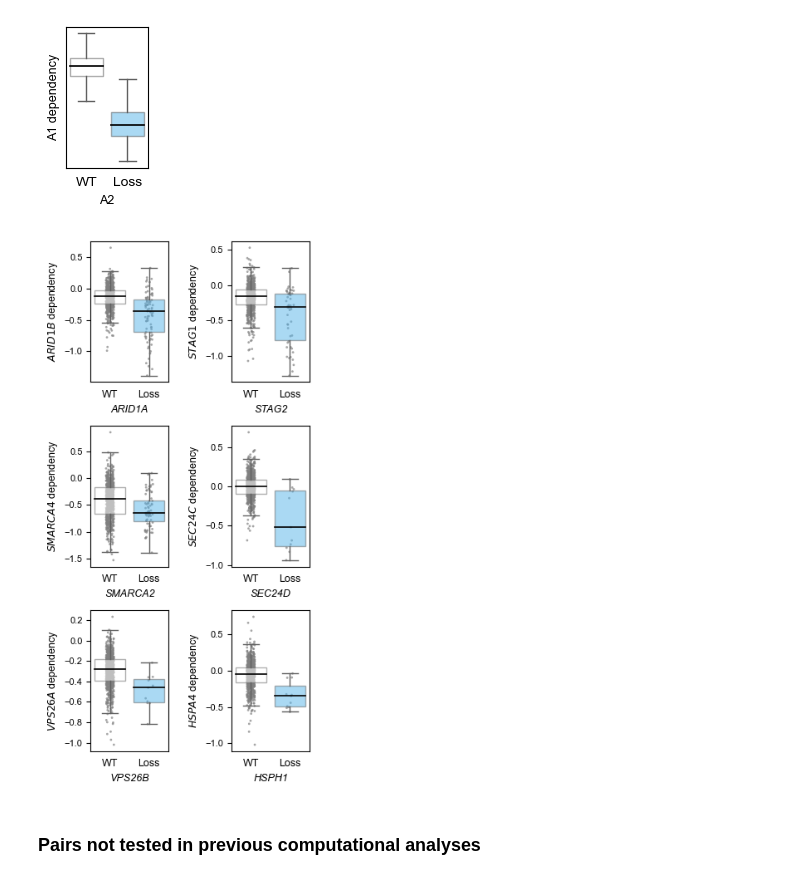
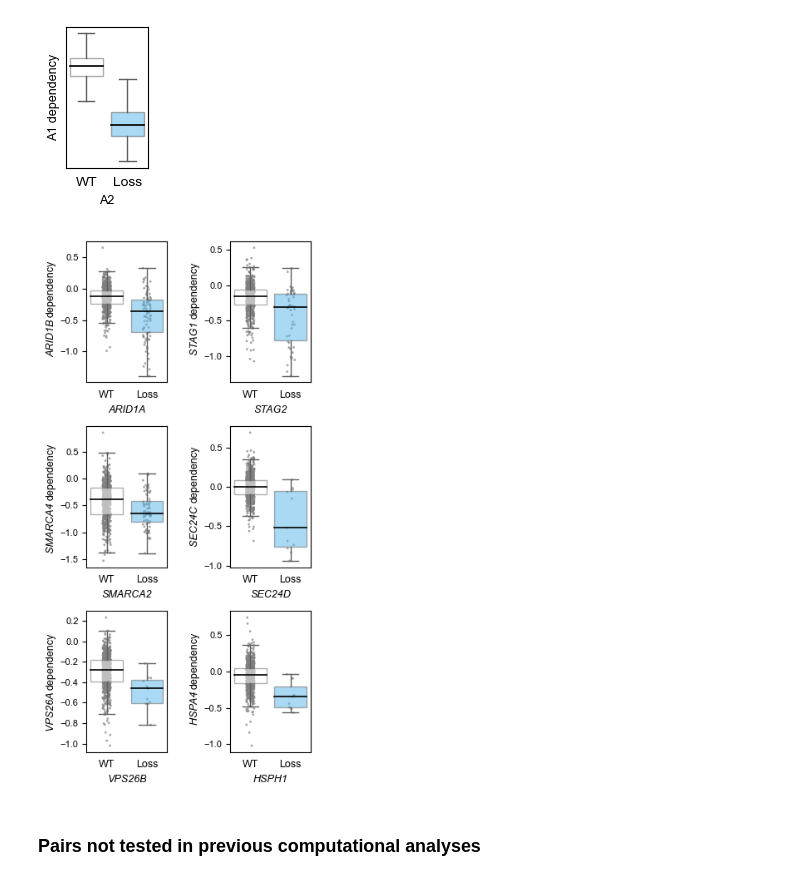
Before and after one commit to DeKegel/paralog_SL_prediction, a Jupyter notebook: 2_data_analysis/01_identify_paralog_SLs_w_depmap.ipynb, the cells around one changed output. Saved outputs shown, nothing was run; the diff lists cells and outputs as text; code cells hidden in the pictures.

```diff
--- a/2_data_analysis/01_identify_paralog_SLs_w_depmap.ipynb
+++ b/2_data_analysis/01_identify_paralog_SLs_w_depmap.ipynb
@@ -536,7 +536,10 @@ def box_plot_for_pair(A1, A2, ax, show_points=True):
                 medianprops=dict(linewidth=1.2, color='black'))
     if show_points:
         sns.stripplot(y='A1_score', x='A2_lost', data=df, color='grey', ax=ax, alpha=0.7, size=2, zorder=0)
-    ax.set_xlabel(pair.A2, fontstyle='italic'); ax.set_ylabel('$\it{'+pair.A1+'}$ dependency')
+        ax.set_xlabel(pair.A2, fontstyle='italic'); ax.set_ylabel('')
+        y_mid = ((df.A1_score.max()+df.A1_score.min())/2) - ((len('dependency')-len(pair.A1))*0.02)
+        ax.text(-1.5, y_mid, pair.A1+' ', rotation=90, verticalalignment='top', fontstyle='italic')
+        ax.text(-1.5, y_mid, 'dependency', rotation=90, verticalalignment='bottom')
 # %%
 # Model of what we are testing
 with plt.rc_context({'axes.spines.top': True, 'axes.spines.right':True, 'font.size':10,
@@ -552,18 +555,18 @@ with plt.rc_context({'axes.spines.top': True, 'axes.spines.right':True, 'font.si
 # %%
 with mpl.rc_context({'axes.spines.top': True, 'axes.spines.right':True, 'ytick.labelsize':8, 'xtick.labelsize':9,
                      'xtick.bottom': False}):
-    f, ax = plt.subplots(3, 2, figsize=(3.5,6.8))
+    f, ax = plt.subplots(3, 2, figsize=(3.6,6.8))
     ax = ax.flatten()
     box_plot_for_pair('ARID1B', 'ARID1A', ax[0])
     box_plot_for_pair('STAG1', 'STAG2', ax[1])
     box_plot_for_pair('SMARCA4', 'SMARCA2', ax[2])
     box_plot_for_pair('SEC24C', 'SEC24D', ax[3])
     box_plot_for_pair('VPS26A', 'VPS26B', ax[4])
     box_plot_for_pair('HSPA4', 'HSPH1', ax[5])
-    plt.tight_layout(w_pad=1.8)
+    plt.tight_layout(w_pad=1)
     f.savefig('../figures/for_paper/boxplot_example_SLs.svg', bbox_inches='tight', dpi=300)
 # %% [output]
-[figure, old version]
+[figure, new version]
 # %% [markdown]
 ### Pairs not tested in previous computational analyses
 # %%
```
Also changed, not shown: parts of 1 cell of this notebook, 1 other file.
